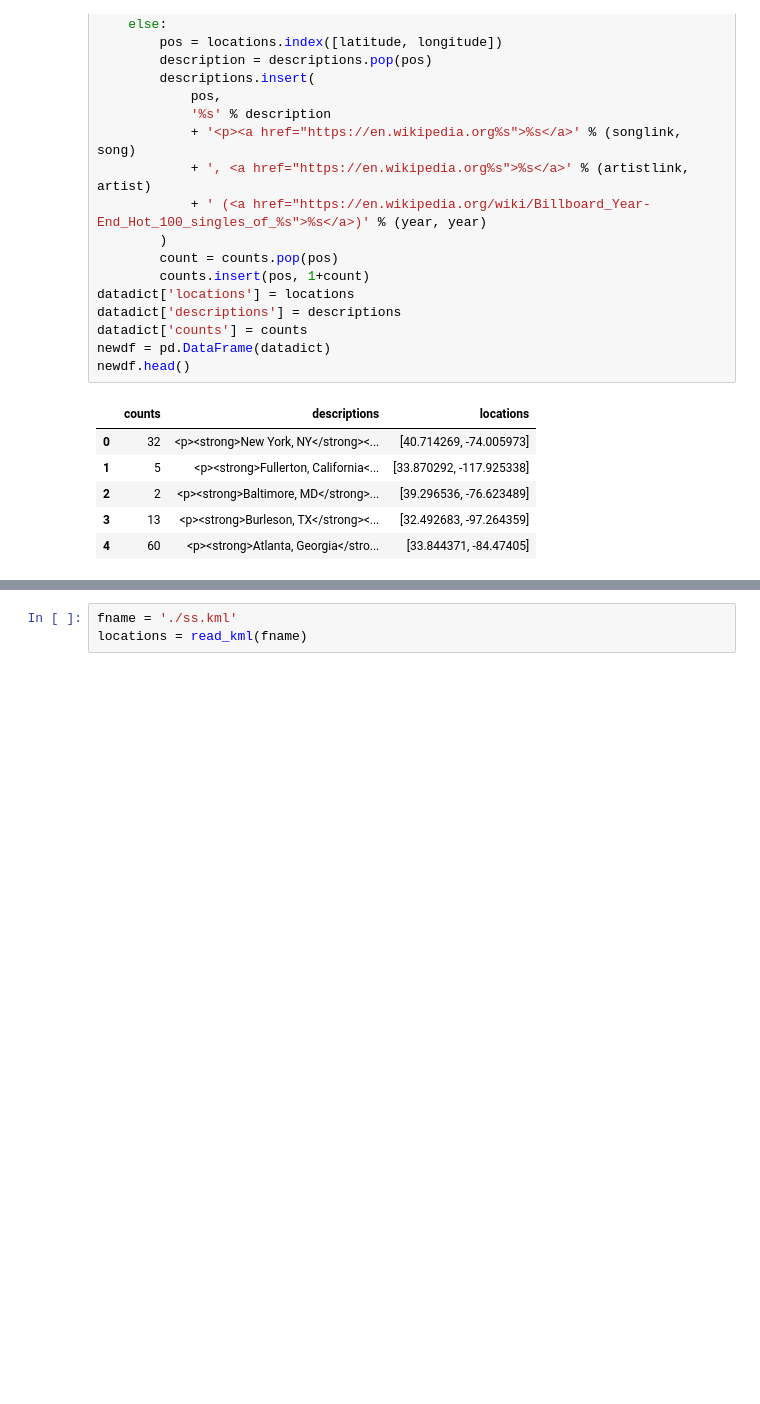
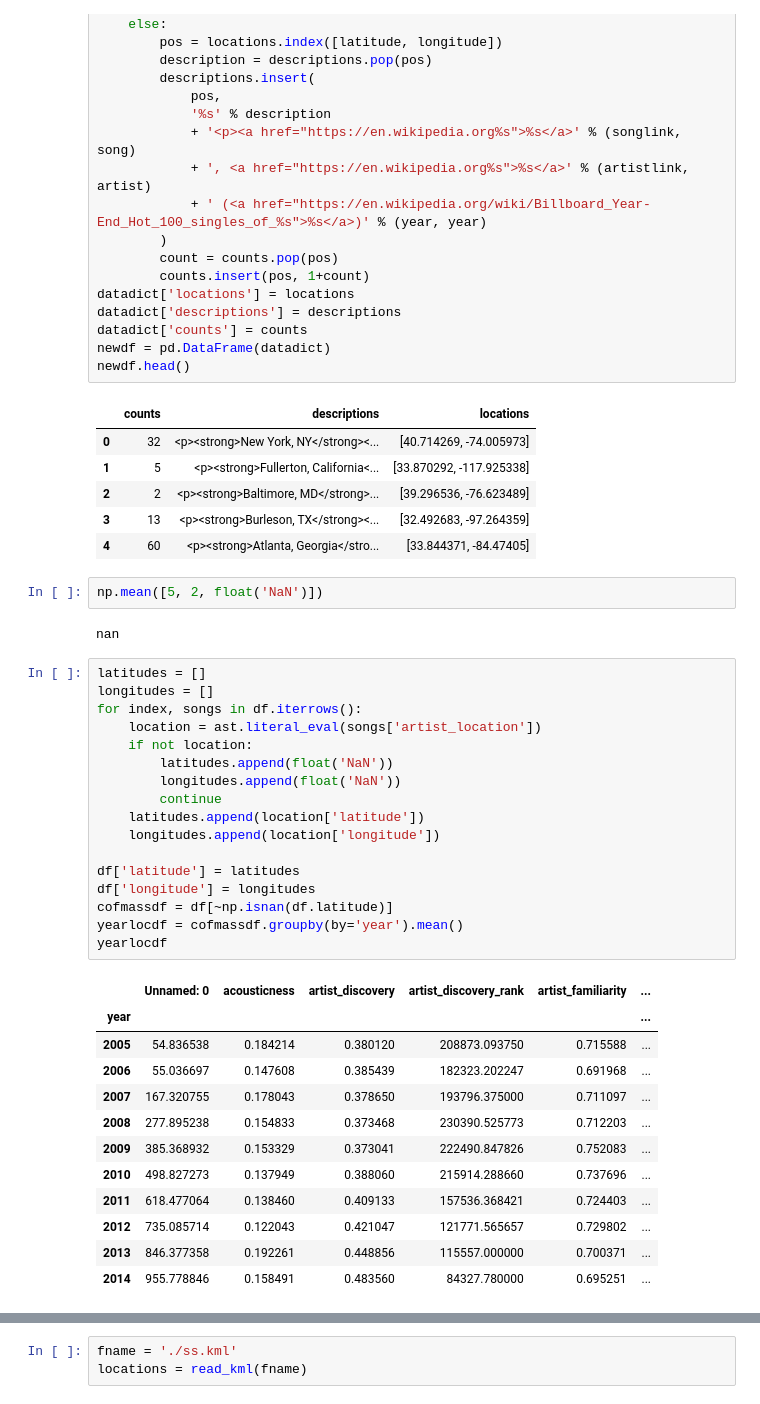
Before and after one commit to matlisa/crimsondance, a Jupyter notebook: Map.ipynb, the cells around one changed output, grey strips where cells are left out. Drawn from its saved outputs; the diff is of its cells as text; blank space fills up the shorter version.

```diff
--- a/Map.ipynb
+++ b/Map.ipynb
@@ -196,6 +204,40 @@ newdf.head()
 | 2 | 2 | <p><strong>Baltimore, MD</strong>... | [39.296536, -76.623489] |
 | 3 | 13 | <p><strong>Burleson, TX</strong><... | [32.492683, -97.264359] |
 | 4 | 60 | <p><strong>Atlanta, Georgia</stro... | [33.844371, -84.47405] |
+# %%
+np.mean([5, 2, float('NaN')])
+# %% [output]
+nan
+# %%
+latitudes = []
+longitudes = []
+for index, songs in df.iterrows():
+    location = ast.literal_eval(songs['artist_location'])
+    if not location:
+        latitudes.append(float('NaN'))
+        longitudes.append(float('NaN'))
+        continue
+    latitudes.append(location['latitude'])
+    longitudes.append(location['longitude'])
+
+df['latitude'] = latitudes
+df['longitude'] = longitudes
+cofmassdf = df[~np.isnan(df.latitude)]
+yearlocdf = cofmassdf.groupby(by='year').mean()
+yearlocdf
+# %% [output]
+|  | Unnamed: 0 | acousticness | artist_discovery | artist_discovery_rank | artist_familiarity | ... |
+| year |  |  |  |  |  | ... |
+| 2005 | 54.836538 | 0.184214 | 0.380120 | 208873.093750 | 0.715588 | ... |
+| 2006 | 55.036697 | 0.147608 | 0.385439 | 182323.202247 | 0.691968 | ... |
+| 2007 | 167.320755 | 0.178043 | 0.378650 | 193796.375000 | 0.711097 | ... |
+| 2008 | 277.895238 | 0.154833 | 0.373468 | 230390.525773 | 0.712203 | ... |
+| 2009 | 385.368932 | 0.153329 | 0.373041 | 222490.847826 | 0.752083 | ... |
+| 2010 | 498.827273 | 0.137949 | 0.388060 | 215914.288660 | 0.737696 | ... |
+| 2011 | 618.477064 | 0.138460 | 0.409133 | 157536.368421 | 0.724403 | ... |
+| 2012 | 735.085714 | 0.122043 | 0.421047 | 121771.565657 | 0.729802 | ... |
+| 2013 | 846.377358 | 0.192261 | 0.448856 | 115557.000000 | 0.700371 | ... |
+| 2014 | 955.778846 | 0.158491 | 0.483560 | 84327.780000 | 0.695251 | ... |
 # %%
 import folium
 
```
Also changed, not shown: parts of 2 cells of this notebook.
